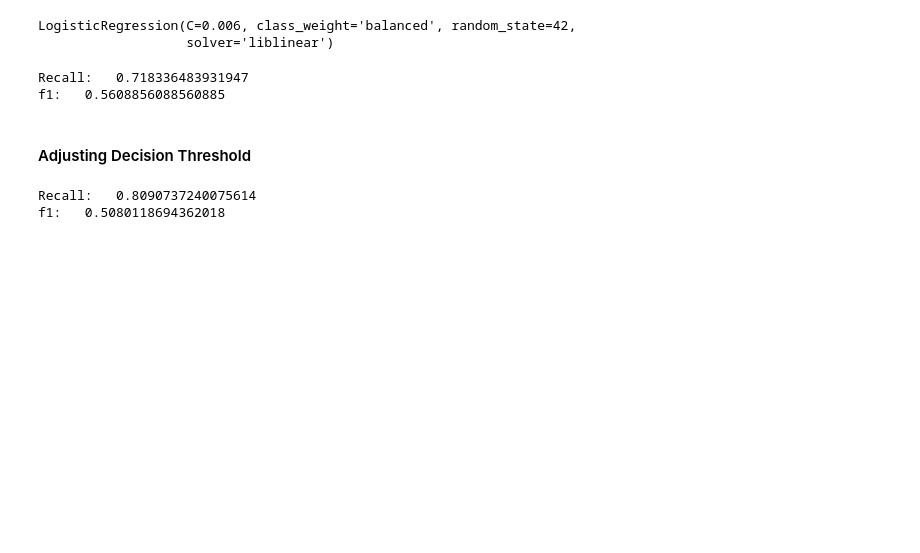
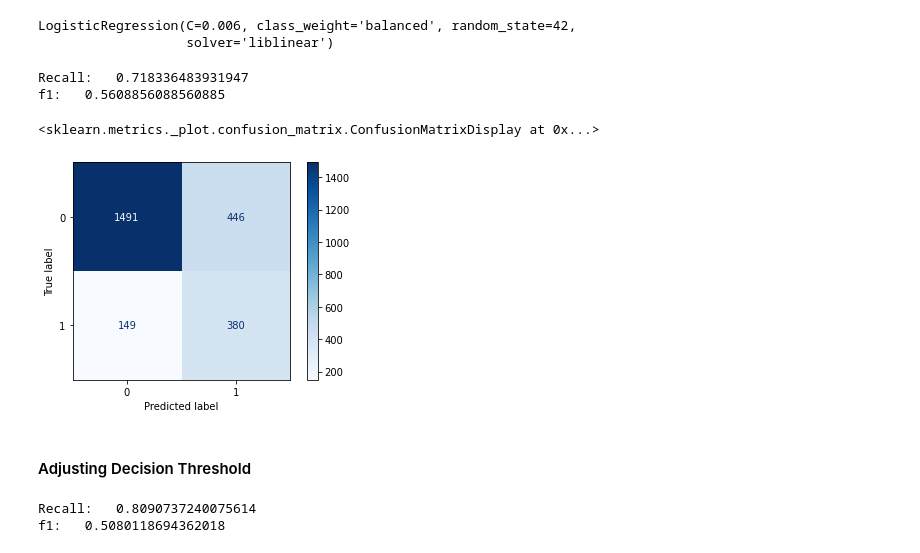
Before and after one commit to johnlocke333/h1n1_flu_analysis, a Jupyter notebook: notebook.ipynb, the cells around one changed output. Cells and saved outputs as stored; diff of their text form; code cells hidden in the pictures; blank space fills up the shorter version.

```diff
--- a/notebook.ipynb
+++ b/notebook.ipynb
@@ -398,6 +449,6 @@ def metrics_cv(cross_val_recall, cross_val_f1, model_type, data):
 # %%
-#Instantiate a LogisticRegression with random_state=42
-baseline_model = LogisticRegression(random_state = 42)
+#Instantiate a LogisticRegression with random_state=42, and max_iter to 200 to avoid the convergence warning.
+baseline_model = LogisticRegression(random_state = 42,max_iter=200)
 baseline_model.fit(X_train,y_train)
 
 
@@ -593,6 +617,14 @@ print("f1:  ", f1_score(y_hold_out, final_model.predict(X_hold_out)))
 # %% [output]
 Recall:   0.718336483931947
 f1:   0.5608856088560885
+# %%
+#Visual for the confusion matrix.
+cnf_matrix = confusion_matrix(y_hold_out, final_model.predict(X_hold_out))
+disp = ConfusionMatrixDisplay(confusion_matrix=cnf_matrix, display_labels=final_model.classes_)
+disp.plot(cmap=plt.cm.Blues)
+# %% [output]
+<sklearn.metrics._plot.confusion_matrix.ConfusionMatrixDisplay at 0x...>
+[figure, added]
 # %% [markdown]
 #### Adjusting Decision Threshold
 # %%
```
Also changed, not shown: parts of 18 cells of this notebook.
